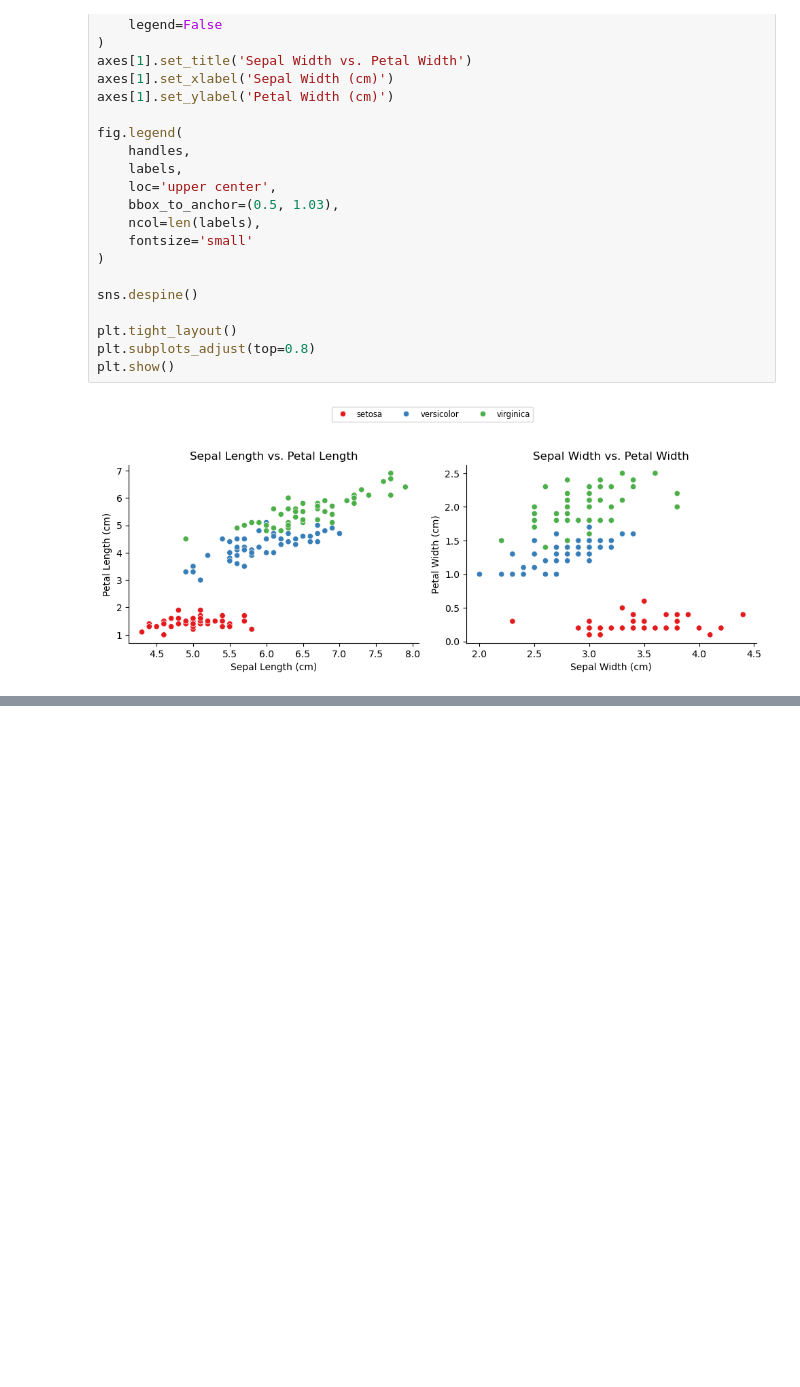
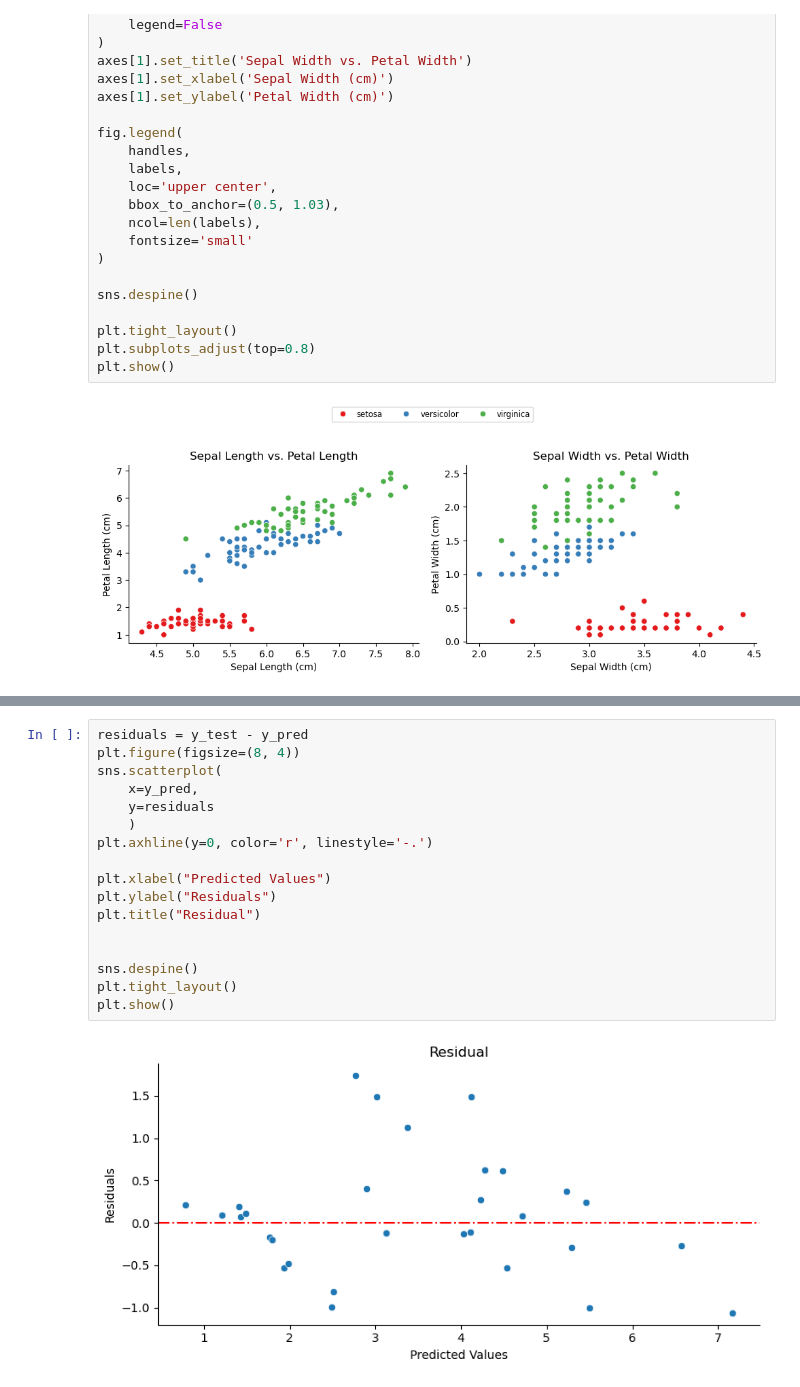
Before and after one commit to modyreturn/Codveda_Iris_Analysis, a Jupyter notebook: Iris_Codveda.ipynb, the cells around one changed output, grey strips where cells are left out. Drawn from its saved outputs; the diff is of its cells as text; blank space fills up the shorter version.

```diff
--- a/Iris_Codveda.ipynb
+++ b/Iris_Codveda.ipynb
@@ -322,0 +401,19 @@ plt.show()
+# %%
+residuals = y_test - y_pred
+plt.figure(figsize=(8, 4))
+sns.scatterplot(
+    x=y_pred,
+    y=residuals
+    )
+plt.axhline(y=0, color='r', linestyle='-.')
+
+plt.xlabel("Predicted Values")
+plt.ylabel("Residuals")
+plt.title("Residual")
+
+
+sns.despine()
+plt.tight_layout()
+plt.show()
+# %% [output]
+[figure, added]
```
Also changed, not shown: parts of 10 cells of this notebook, 1 other file.
